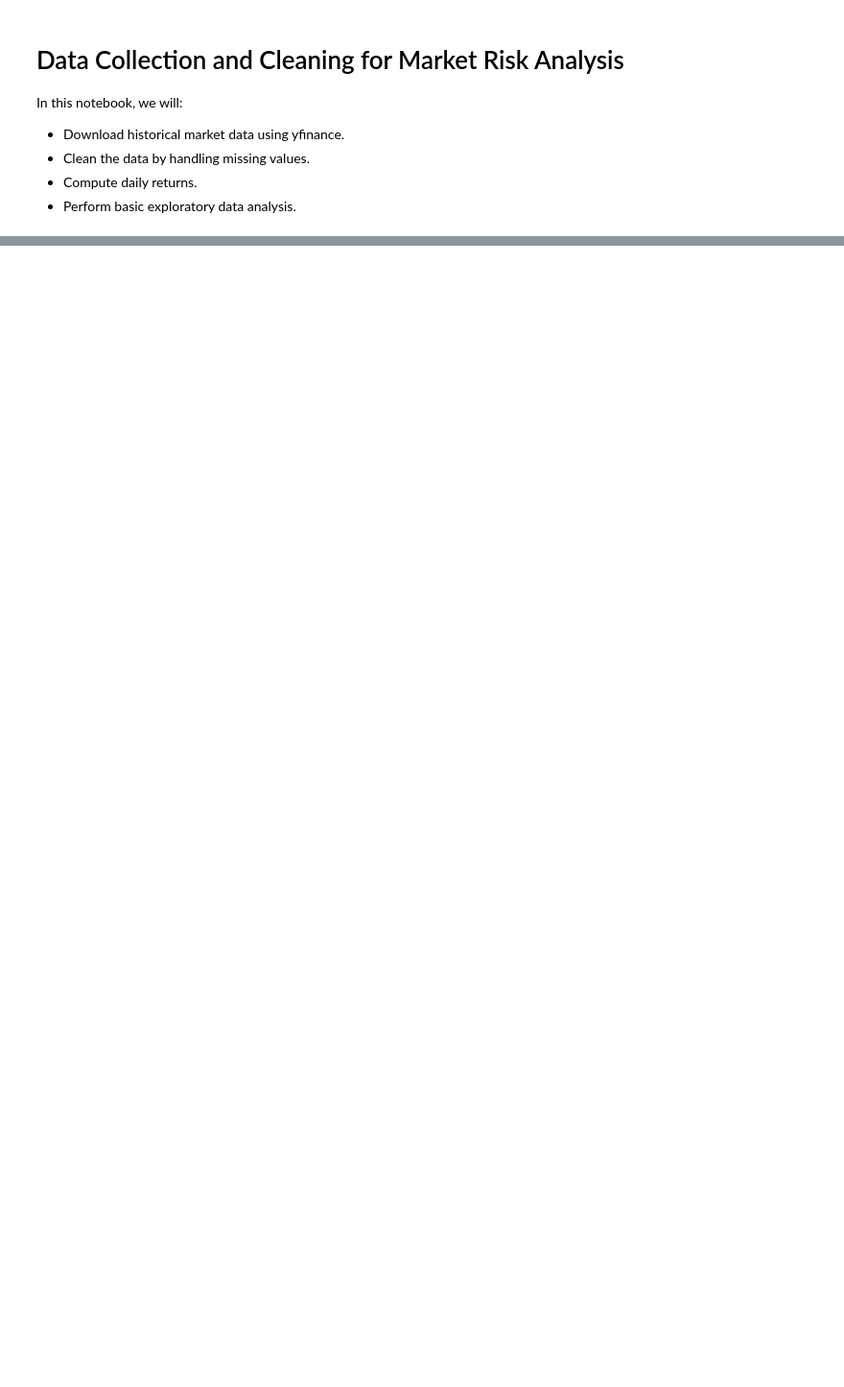
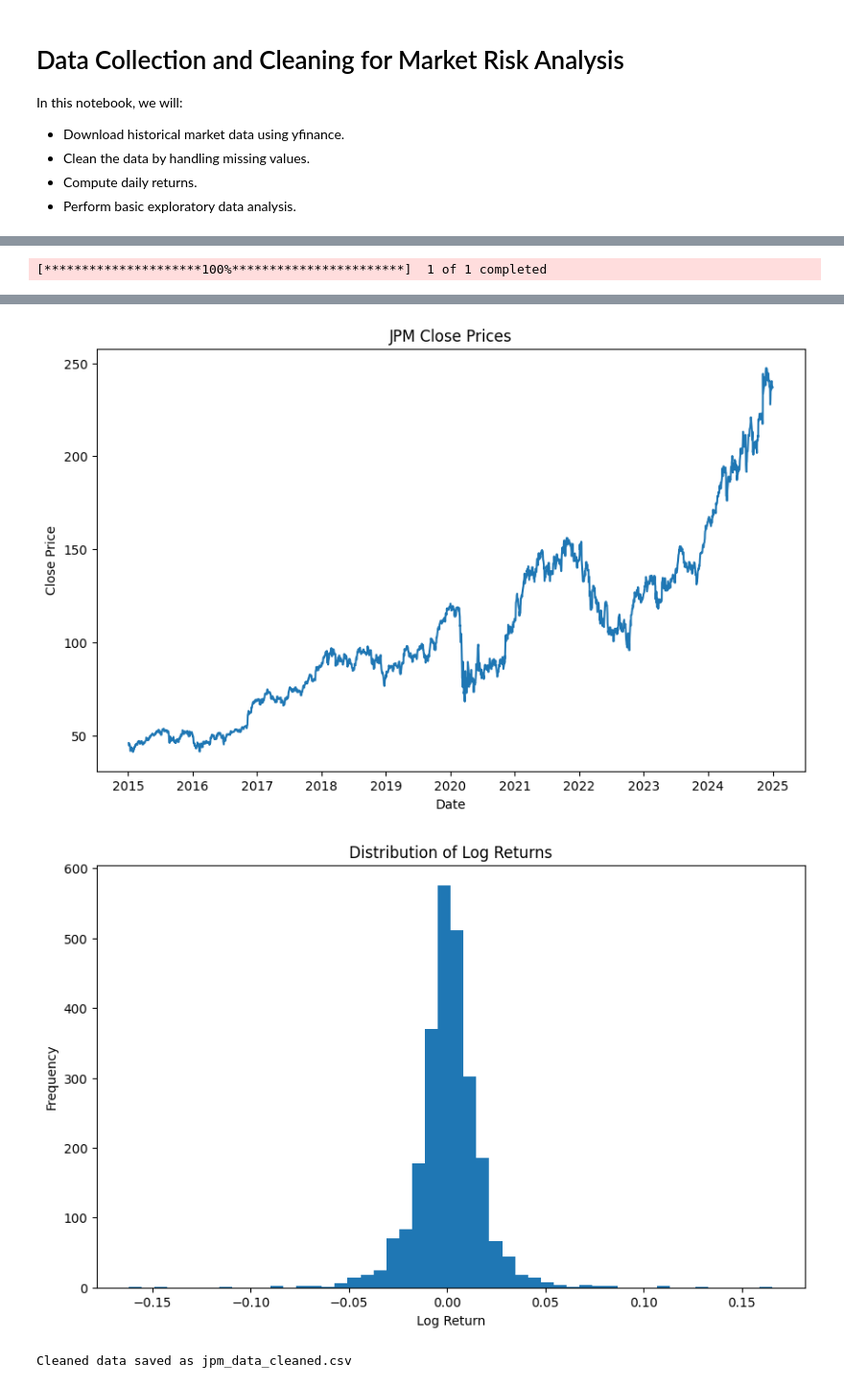
Before and after one commit to akassh9/MarketRiskVaR-Project, a Jupyter notebook: Data_Collection_and_Cleaning.ipynb, the cells around one changed output, grey strips where cells are left out. Shown at 96% size. Drawn from its saved outputs; the diff is of its cells as text; code cells hidden in the pictures; blank space fills up the shorter version.

```diff
--- a/Data_Collection_and_Cleaning.ipynb
+++ b/Data_Collection_and_Cleaning.ipynb
@@ -96,0 +374,72 @@ Cleaned data saved as sp500_data_cleaned.csv
+# %%
+import yfinance as yf
+import pandas as pd
+import numpy as np
+import matplotlib.pyplot as plt
+
+# parameters for data download
+ticker = 'JPM'  # Ticker symbol for JPM
+start_date = '2015-01-01'
+end_date = '2025-01-01'
+
+# JPM data; columns are stored as a MultiIndex
+jpm = yf.download(ticker, start=start_date, end=end_date)
+
+# Check if the DataFrame is empty
+if jpm.empty:
+    print("Error: JPM data download failed. Check the ticker symbol, date range, and network connection.")
+else:
+    # printing the first few rows
+    print("Initial data:")
+    print(jpm.head())
+
+    # missing values
+    print("\nMissing values in each column:")
+    print(jpm.isnull().sum())
+
+    print("\nType of jpm:")
+    print(type(jpm))
+
+    # missing values fill using forward-fill
+    jpm = jpm.ffill()
+
+    print("\nColumns after forward-fill:")
+    print(jpm.columns)
+
+    # log returns
+    jpm.loc[:, ('Log Returns', 'JPM')] = np.log(
+        jpm.loc[:, ('Close', 'JPM')] / jpm.loc[:, ('Close', 'JPM')].shift(1)
+    )
+
+    # dropping no return row
+    jpm = jpm.dropna(subset=[('Log Returns', 'JPM')])
+
+    # check print row
+    print("\nFirst five rows of Close and Log Returns:")
+    print(jpm[[('Close', 'JPM'), ('Log Returns', 'JPM')]].head())
+
+    # summary statistics for Log returns
+    print("\nSummary statistics for Log Returns:")
+    print(jpm[[('Log Returns', 'JPM')]].describe())
+
+    # closing price over time
+    plt.figure(figsize=(10, 6))
+    plt.plot(jpm.index, jpm[('Close', 'JPM')])
+    plt.title("JPM Close Prices")
+    plt.xlabel("Date")
+    plt.ylabel("Close Price")
+    plt.show()
+
+    # returns histogram
+    plt.figure(figsize=(10, 6))
+    plt.hist(jpm[('Log Returns', 'JPM')], bins=50)
+    plt.title("Distribution of Log Returns")
+    plt.xlabel("Log Return")
+    plt.ylabel("Frequency")
+    plt.show()
+
+    # CSV output
+    jpm.to_csv("jpm_data_cleaned.csv", index=True)
+    print("Cleaned data saved as jpm_data_cleaned.csv")
+# %% [output]
+[*********************100%***********************]  1 of 1 completed
@@ -96,0 +463,3 @@ Cleaned data saved as sp500_data_cleaned.csv
+[figure, added]
+[figure, added]
+Cleaned data saved as jpm_data_cleaned.csv
```
Also changed, not shown: parts of 11 cells of this notebook, 12 other files.
